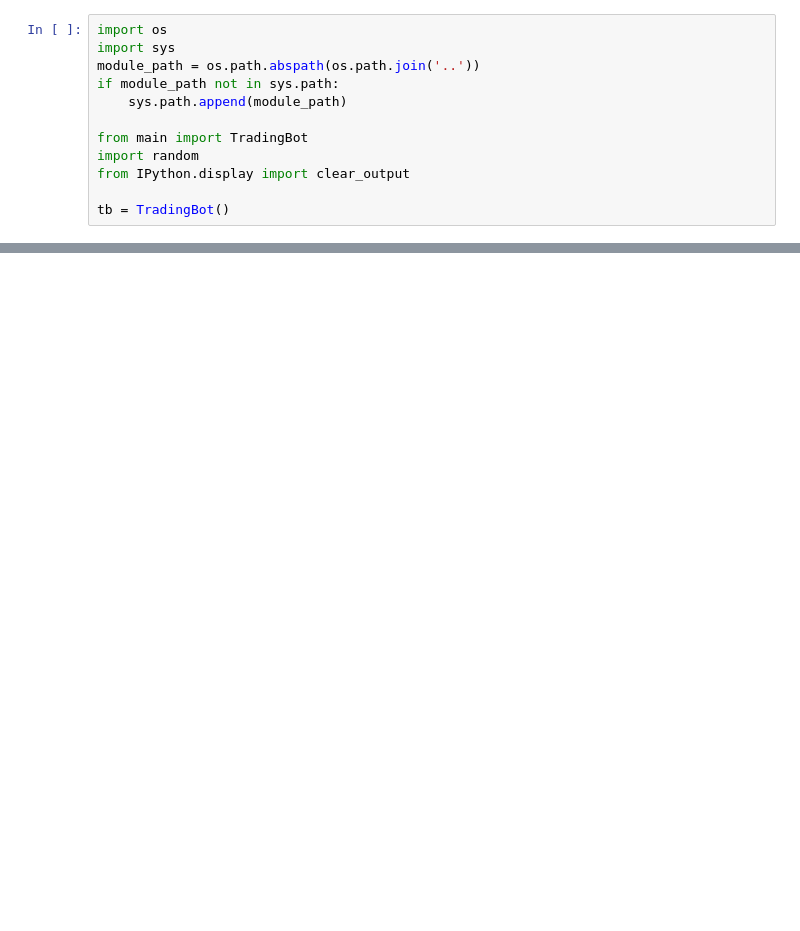
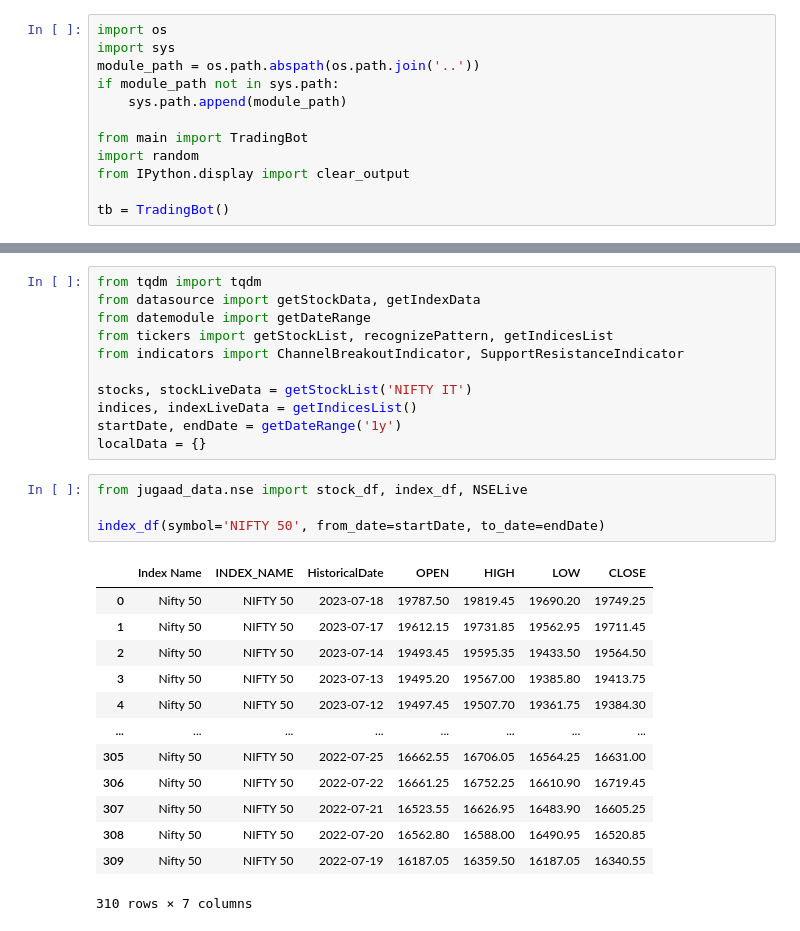
Before and after one commit to Aniruddh97/trading-bot, a Jupyter notebook: jupyter/draft.ipynb, the cells around one changed output, grey strips where cells are left out. Drawn from its saved outputs; the diff is of its cells as text; blank space fills up the shorter version.

```diff
--- a/jupyter/draft.ipynb
+++ b/jupyter/draft.ipynb
@@ -33,0 +28,29 @@ indicator.showIndicator(100)
+# %%
+from tqdm import tqdm
+from datasource import getStockData, getIndexData
+from datemodule import getDateRange
+from tickers import getStockList, recognizePattern, getIndicesList
+from indicators import ChannelBreakoutIndicator, SupportResistanceIndicator
+
+stocks, stockLiveData = getStockList('NIFTY IT')
+indices, indexLiveData = getIndicesList()
+startDate, endDate = getDateRange('1y')
+localData = {}
+# %%
+from jugaad_data.nse import stock_df, index_df, NSELive
+
+index_df(symbol='NIFTY 50', from_date=startDate, to_date=endDate)
+# %% [output]
+|  | Index Name | INDEX_NAME | HistoricalDate | OPEN | HIGH | LOW | CLOSE |
+| 0 | Nifty 50 | NIFTY 50 | 2023-07-18 | 19787.50 | 19819.45 | 19690.20 | 19749.25 |
+| 1 | Nifty 50 | NIFTY 50 | 2023-07-17 | 19612.15 | 19731.85 | 19562.95 | 19711.45 |
+| 2 | Nifty 50 | NIFTY 50 | 2023-07-14 | 19493.45 | 19595.35 | 19433.50 | 19564.50 |
+| 3 | Nifty 50 | NIFTY 50 | 2023-07-13 | 19495.20 | 19567.00 | 19385.80 | 19413.75 |
+| 4 | Nifty 50 | NIFTY 50 | 2023-07-12 | 19497.45 | 19507.70 | 19361.75 | 19384.30 |
+| ... | ... | ... | ... | ... | ... | ... | ... |
+| 305 | Nifty 50 | NIFTY 50 | 2022-07-25 | 16662.55 | 16706.05 | 16564.25 | 16631.00 |
+| 306 | Nifty 50 | NIFTY 50 | 2022-07-22 | 16661.25 | 16752.25 | 16610.90 | 16719.45 |
+| 307 | Nifty 50 | NIFTY 50 | 2022-07-21 | 16523.55 | 16626.95 | 16483.90 | 16605.25 |
+| 308 | Nifty 50 | NIFTY 50 | 2022-07-20 | 16562.80 | 16588.00 | 16490.95 | 16520.85 |
+| 309 | Nifty 50 | NIFTY 50 | 2022-07-19 | 16187.05 | 16359.50 | 16187.05 | 16340.55 |
+310 rows × 7 columns
```
Also changed, not shown: parts of 4 cells of this notebook, 2 other files.
